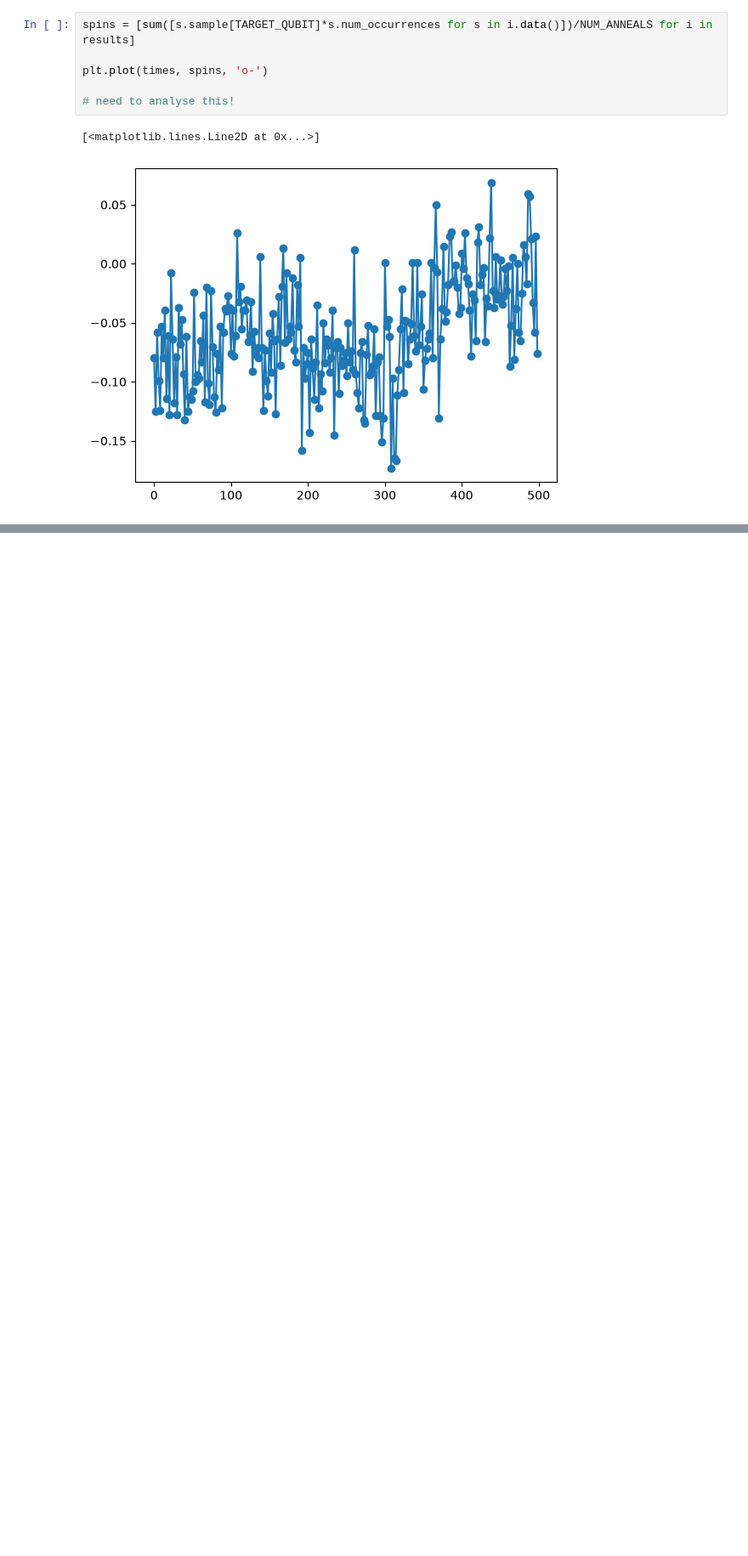
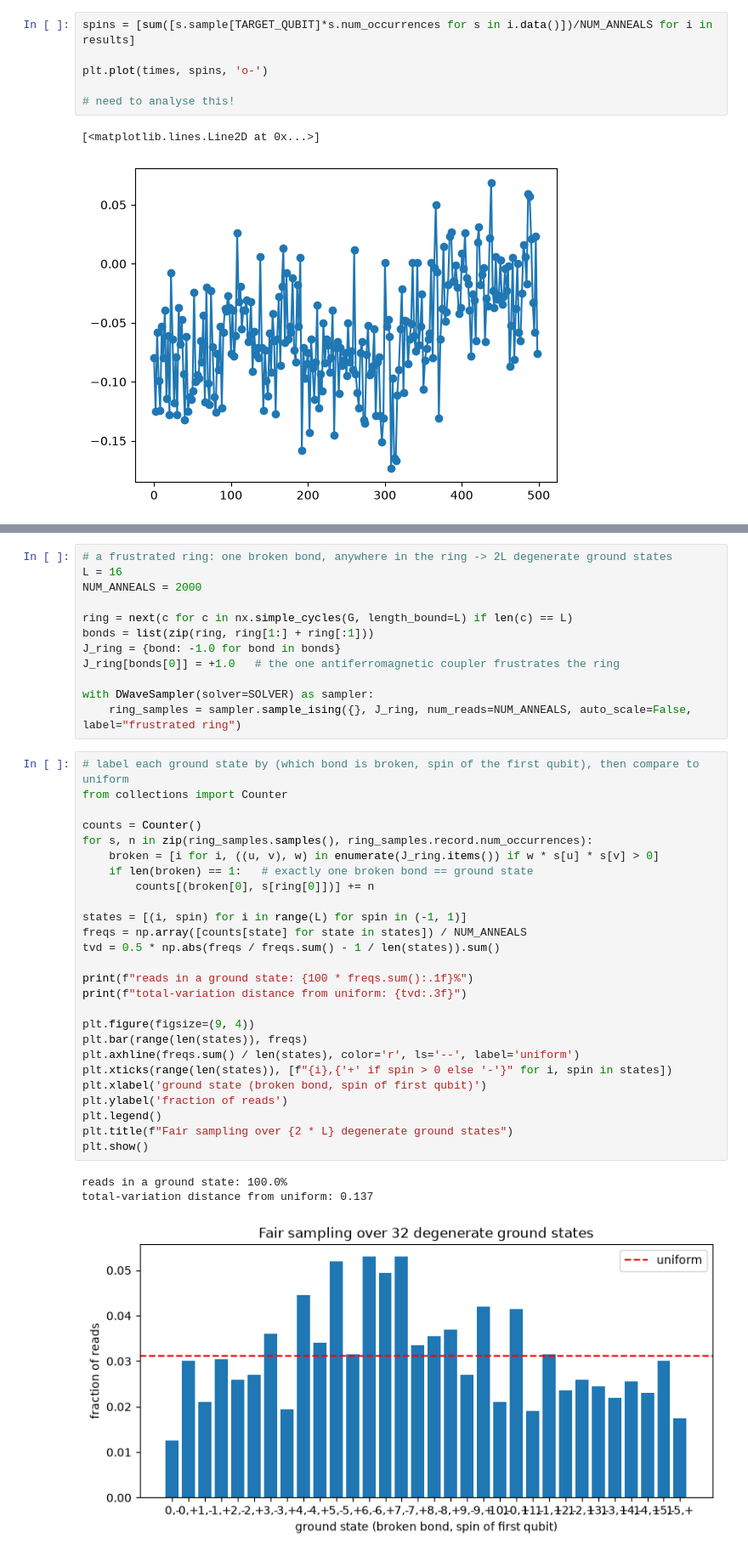
Before and after one commit to manavbabel/benchmarking-annealing, a Jupyter notebook: benchmarking_v3.ipynb, the cells around one changed output, grey strips where cells are left out. Shown at 85% size. Cells and saved outputs as stored; diff of their text form; blank space fills up the shorter version.

```diff
--- a/benchmarking_v3.ipynb
+++ b/benchmarking_v3.ipynb
@@ -290,0 +408,42 @@ plt.plot(times, spins, 'o-')
+# %%
+# a frustrated ring: one broken bond, anywhere in the ring -> 2L degenerate ground states
+L = 16
+NUM_ANNEALS = 2000
+
+ring = next(c for c in nx.simple_cycles(G, length_bound=L) if len(c) == L)
+bonds = list(zip(ring, ring[1:] + ring[:1]))
+J_ring = {bond: -1.0 for bond in bonds}
+J_ring[bonds[0]] = +1.0   # the one antiferromagnetic coupler frustrates the ring
+
+with DWaveSampler(solver=SOLVER) as sampler:
+    ring_samples = sampler.sample_ising({}, J_ring, num_reads=NUM_ANNEALS, auto_scale=False, label="frustrated ring")
+# %%
+# label each ground state by (which bond is broken, spin of the first qubit), then compare to uniform
+from collections import Counter
+
+counts = Counter()
+for s, n in zip(ring_samples.samples(), ring_samples.record.num_occurrences):
+    broken = [i for i, ((u, v), w) in enumerate(J_ring.items()) if w * s[u] * s[v] > 0]
+    if len(broken) == 1:   # exactly one broken bond == ground state
+        counts[(broken[0], s[ring[0]])] += n
+
+states = [(i, spin) for i in range(L) for spin in (-1, 1)]
+freqs = np.array([counts[state] for state in states]) / NUM_ANNEALS
+tvd = 0.5 * np.abs(freqs / freqs.sum() - 1 / len(states)).sum()
+
+print(f"reads in a ground state: {100 * freqs.sum():.1f}%")
+print(f"total-variation distance from uniform: {tvd:.3f}")
+
+plt.figure(figsize=(9, 4))
+plt.bar(range(len(states)), freqs)
+plt.axhline(freqs.sum() / len(states), color='r', ls='--', label='uniform')
+plt.xticks(range(len(states)), [f"{i},{'+' if spin > 0 else '-'}" for i, spin in states])
+plt.xlabel('ground state (broken bond, spin of first qubit)')
+plt.ylabel('fraction of reads')
+plt.legend()
+plt.title(f"Fair sampling over {2 * L} degenerate ground states")
+plt.show()
+# %% [output]
+reads in a ground state: 100.0%
+total-variation distance from uniform: 0.137
+[figure, added]
```
Also changed, not shown: parts of 10 cells of this notebook, 2 other files.
